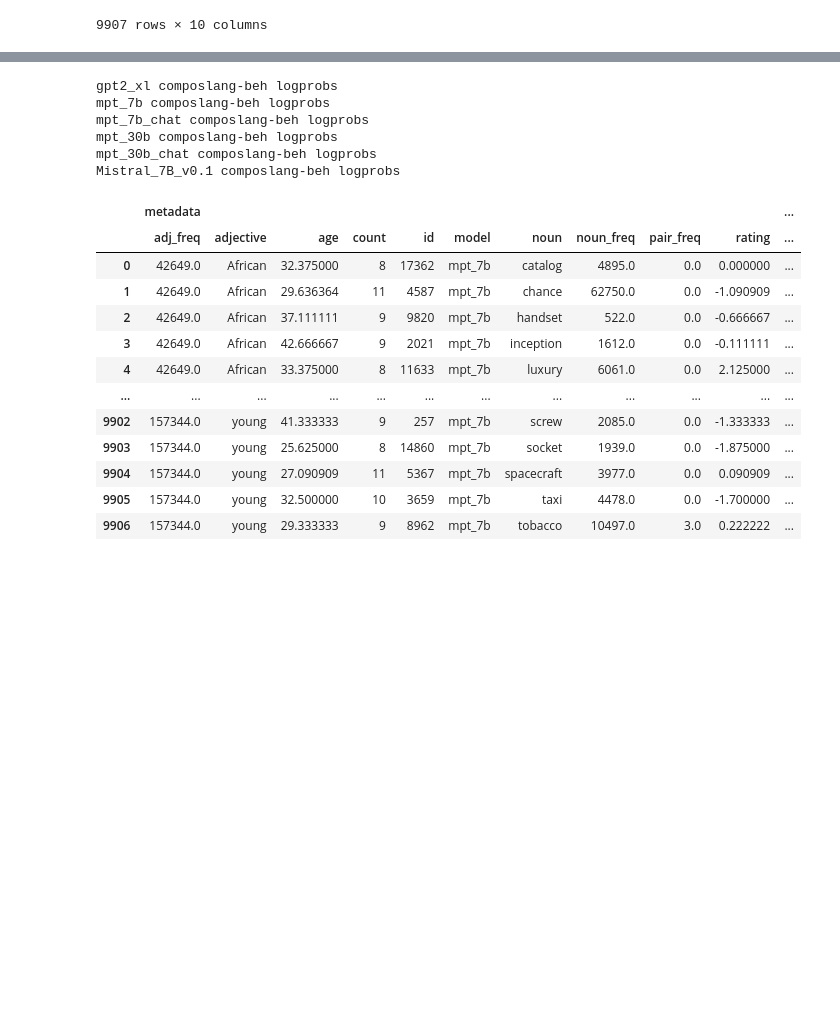
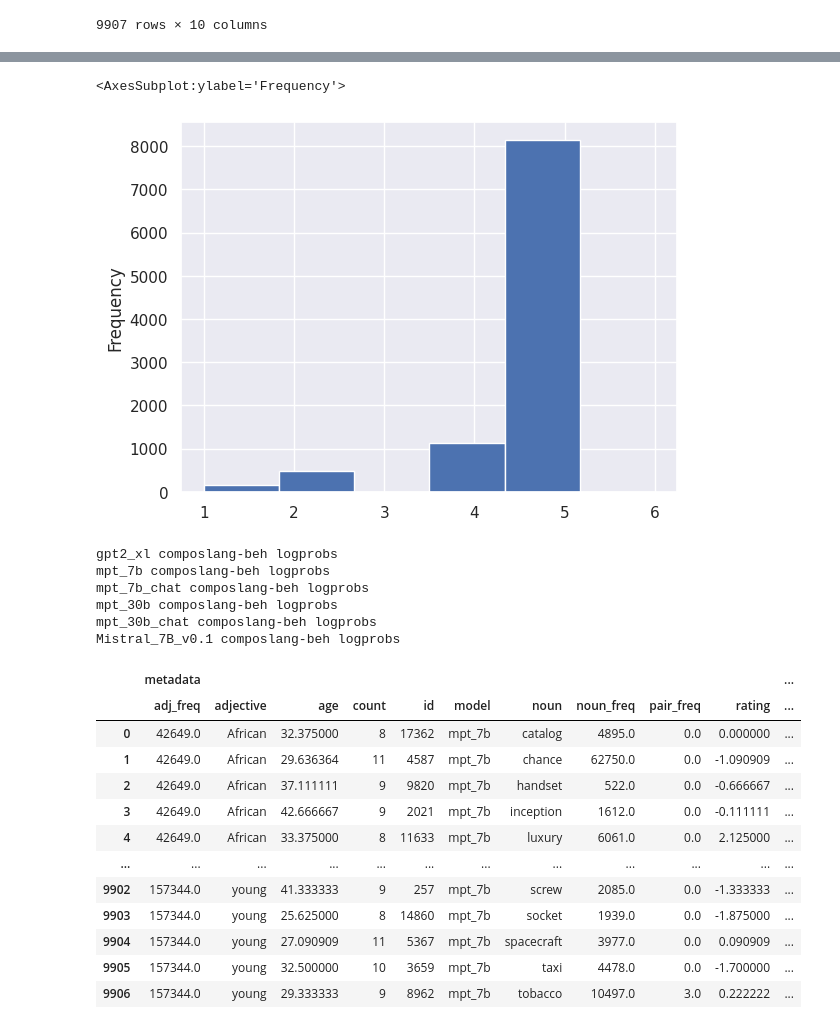
Before and after one commit to roccoflint/composlang_ud, a Jupyter notebook: notebooks/figure-4-llm-human-data.ipynb, the cells around one changed output, grey strips where cells are left out. Saved outputs shown, nothing was run; the diff lists cells and outputs as text; code cells hidden in the pictures; blank space fills up the shorter version.

```diff
--- a/notebooks/figure-4-llm-human-data.ipynb
+++ b/notebooks/figure-4-llm-human-data.ipynb
@@ -128,3 +152,8 @@ def get_results(
+# %%
+mpt30bchat_likert["model", "text_likert_noun_adjective"].plot.hist(bins=6)
+# %% [output]
+<AxesSubplot:ylabel='Frequency'>
+[figure, added]
 # %%
 models = [
     "gpt2_xl",
```
Also changed, not shown: parts of 10 cells of this notebook, 2 other files.
